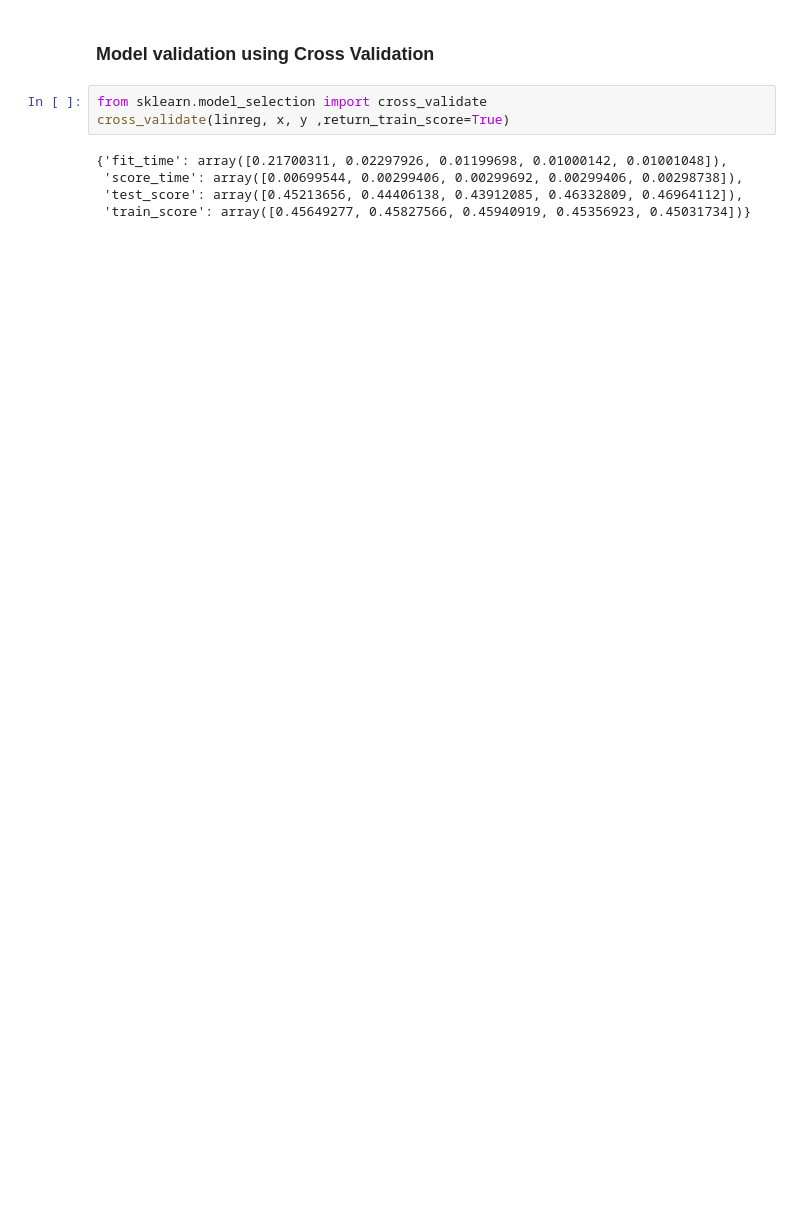
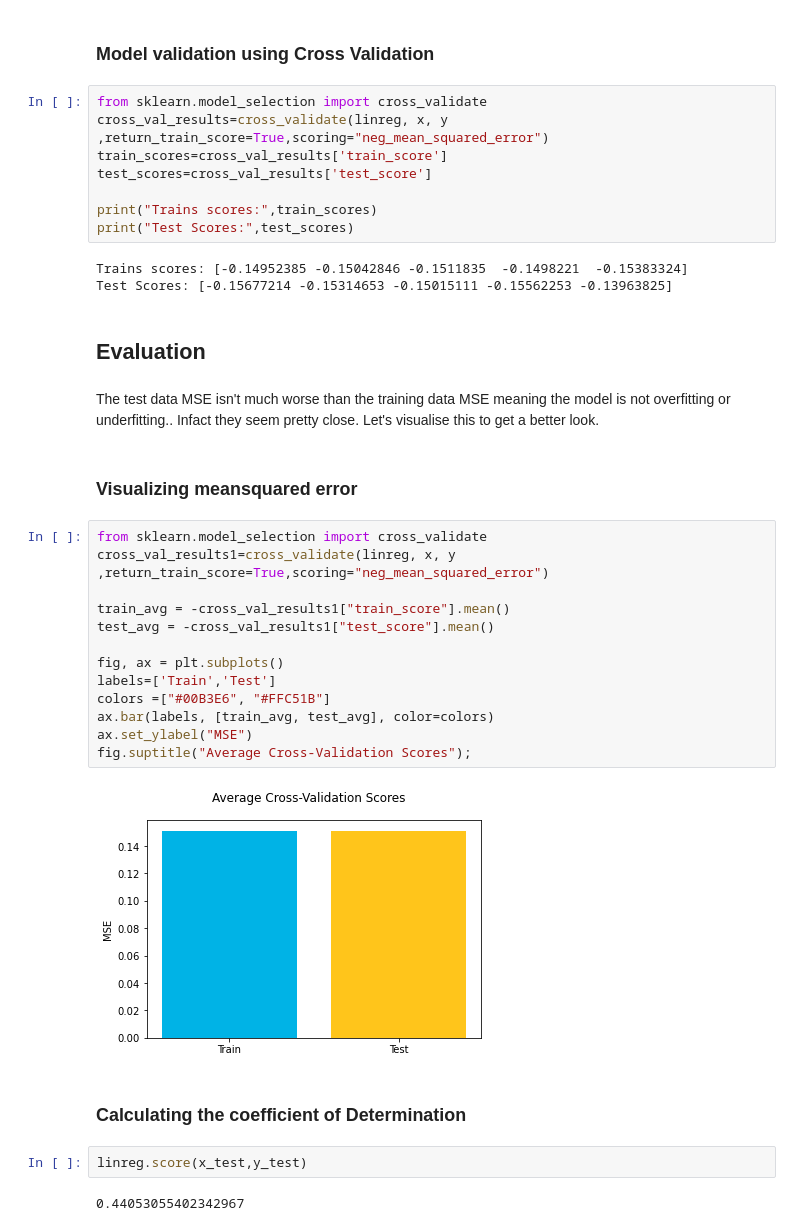
Before and after one commit to OswaldCc/Homes-Data-Analysis-And_Price-Prediction-Kings-County-USA, a Jupyter notebook: index.ipynb, the cells around one changed output. Drawn from its saved outputs; the diff is of its cells as text; blank space fills up the shorter version.

Commit message:
finished modelling and evaluation

```diff
--- a/index.ipynb
+++ b/index.ipynb
@@ -546,9 +543,39 @@ linreg.score(x_test,y_test)
 ### Model validation using Cross Validation
 # %%
 from sklearn.model_selection import cross_validate
-cross_validate(linreg, x, y ,return_train_score=True)
+cross_val_results=cross_validate(linreg, x, y ,return_train_score=True,scoring="neg_mean_squared_error")
+train_scores=cross_val_results['train_score']
+test_scores=cross_val_results['test_score']
+
+print("Trains scores:",train_scores)
+print("Test Scores:",test_scores)
 # %% [output]
-{'fit_time': array([0.21700311, 0.02297926, 0.01199698, 0.01000142, 0.01001048]),
- 'score_time': array([0.00699544, 0.00299406, 0.00299692, 0.00299406, 0.00298738]),
- 'test_score': array([0.45213656, 0.44406138, 0.43912085, 0.46332809, 0.46964112]),
- 'train_score': array([0.45649277, 0.45827566, 0.45940919, 0.45356923, 0.45031734])}
+Trains scores: [-0.14952385 -0.15042846 -0.1511835  -0.1498221  -0.15383324]
+Test Scores: [-0.15677214 -0.15314653 -0.15015111 -0.15562253 -0.13963825]
+# %% [markdown]
+## Evaluation
+# %% [markdown]
+The test data MSE isn't much worse than the training data MSE meaning the model is not overfitting or underfitting.\. Infact they seem pretty close. Let's visualise this to get a better look.
+# %% [markdown]
+### Visualizing meansquared error
+# %%
+from sklearn.model_selection import cross_validate
+cross_val_results1=cross_validate(linreg, x, y ,return_train_score=True,scoring="neg_mean_squared_error")
+
+train_avg = -cross_val_results1["train_score"].mean()
+test_avg = -cross_val_results1["test_score"].mean()
+
+fig, ax = plt.subplots()
+labels=['Train','Test']
+colors =["#00B3E6", "#FFC51B"]
+ax.bar(labels, [train_avg, test_avg], color=colors)
+ax.set_ylabel("MSE")
+fig.suptitle("Average Cross-Validation Scores");
+# %% [output]
+[figure, added]
+# %% [markdown]
+### Calculating the coefficient of Determination
+# %%
+linreg.score(x_test,y_test)
+# %% [output]
+0.44053055402342967
```
Also changed, not shown: parts of 2 cells of this notebook.
